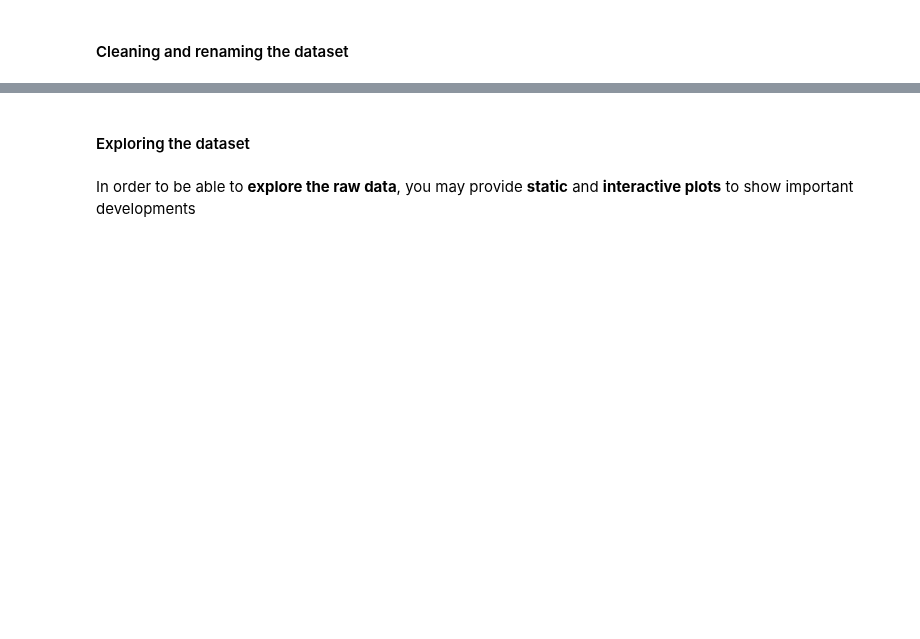
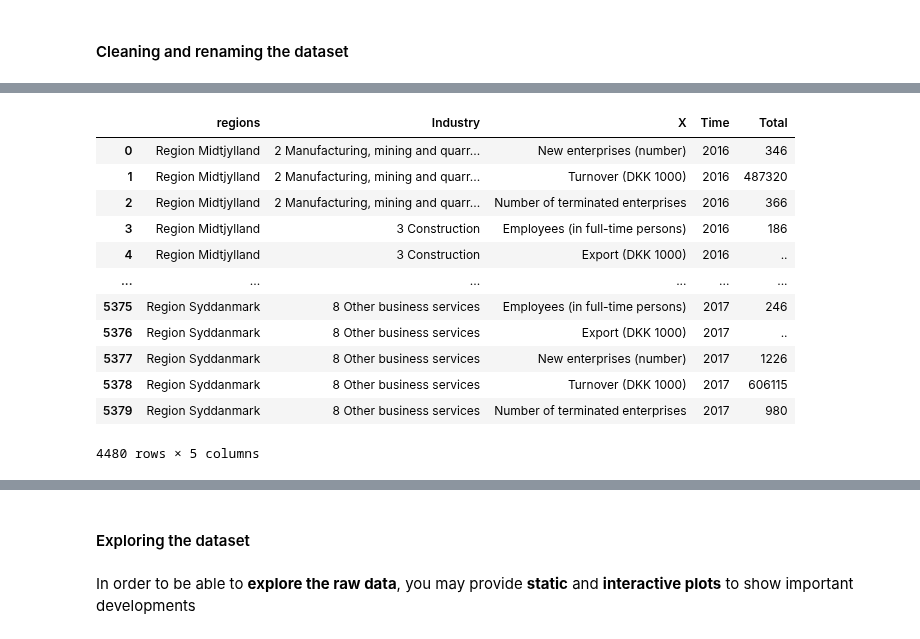
Before and after one commit to NumEconCopenhagen/projects-2024-emil-og-simon, a Jupyter notebook: dataproject/dataproject.ipynb, the cells around one changed output, grey strips where cells are left out. Saved outputs shown, nothing was run; the diff lists cells and outputs as text; code cells hidden in the pictures; blank space fills up the shorter version.

```diff
--- a/dataproject/dataproject.ipynb
+++ b/dataproject/dataproject.ipynb
@@ -275,0 +405,17 @@ inc_api2.head()
+# %%
+I = demo4_all.regions.str.contains('Region')
+demo4_all.loc[I, :]
+# %% [output]
+|  | regions | Industry | X | Time | Total |
+| 0 | Region Midtjylland | 2 Manufacturing, mining and quarr... | New enterprises (number) | 2016 | 346 |
+| 1 | Region Midtjylland | 2 Manufacturing, mining and quarr... | Turnover (DKK 1000) | 2016 | 487320 |
+| 2 | Region Midtjylland | 2 Manufacturing, mining and quarr... | Number of terminated enterprises | 2016 | 366 |
+| 3 | Region Midtjylland | 3 Construction | Employees (in full-time persons) | 2016 | 186 |
+| 4 | Region Midtjylland | 3 Construction | Export (DKK 1000) | 2016 | .. |
+| ... | ... | ... | ... | ... | ... |
+| 5375 | Region Syddanmark | 8 Other business services | Employees (in full-time persons) | 2017 | 246 |
+| 5376 | Region Syddanmark | 8 Other business services | Export (DKK 1000) | 2017 | .. |
+| 5377 | Region Syddanmark | 8 Other business services | New enterprises (number) | 2017 | 1226 |
+| 5378 | Region Syddanmark | 8 Other business services | Turnover (DKK 1000) | 2017 | 606115 |
+| 5379 | Region Syddanmark | 8 Other business services | Number of terminated enterprises | 2017 | 980 |
+4480 rows × 5 columns
```
Also changed, not shown: parts of 13 cells of this notebook.
